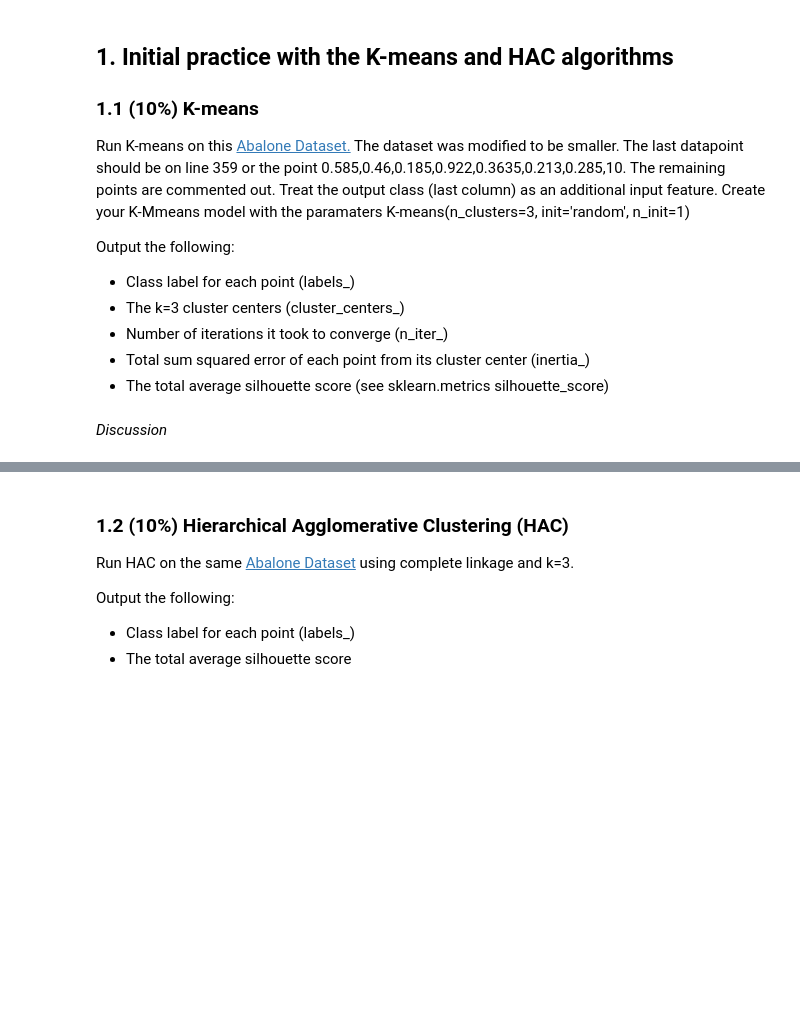
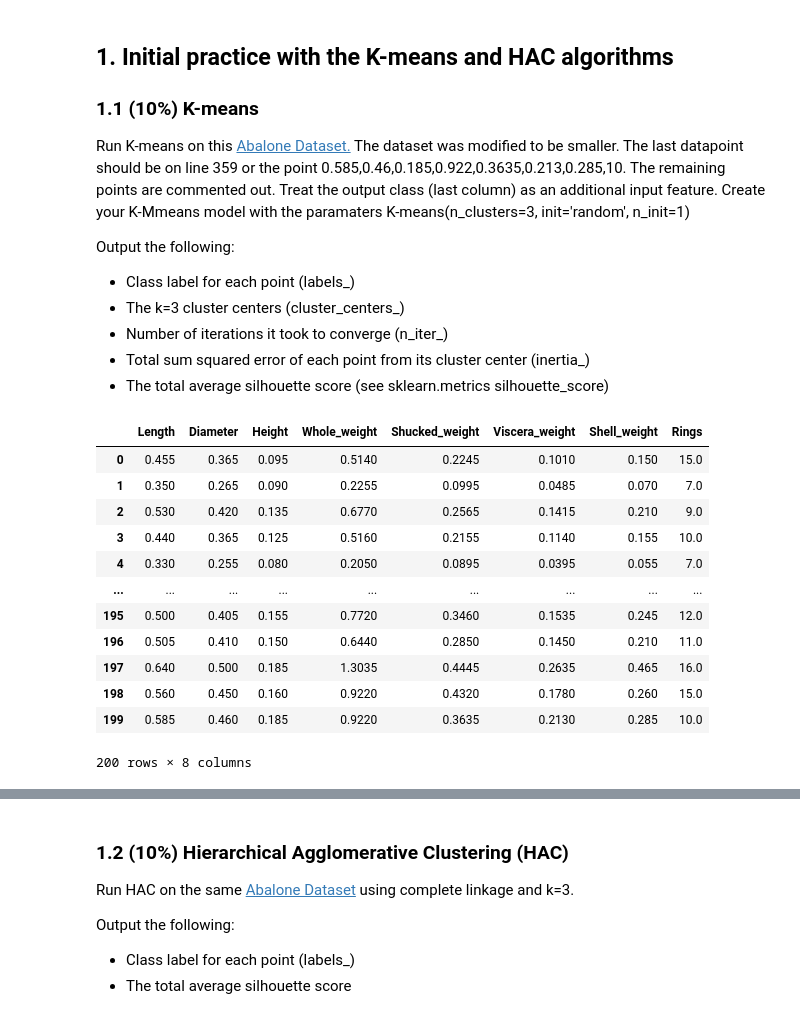
Before and after one commit to henderj/cs270-labs, a Jupyter notebook: clustering/Clustering_Lab.ipynb, the cells around one changed output, grey strips where cells are left out. Drawn from its saved outputs; the diff is of its cells as text; code cells hidden in the pictures; blank space fills up the shorter version.

```diff
--- a/clustering/Clustering_Lab.ipynb
+++ b/clustering/Clustering_Lab.ipynb
@@ -21,5 +29,20 @@ Output the following:
 - The total average silhouette score (see sklearn.metrics silhouette_score)
 # %%
 # K-means with Abalone
+abalone_arff = arff.loadarff('abalone.arff')
+abalone_df = pd.DataFrame(abalone_arff[0])
+abalone_df
+# %% [output]
+|  | Length | Diameter | Height | Whole_weight | Shucked_weight | Viscera_weight | Shell_weight | Rings |
+| 0 | 0.455 | 0.365 | 0.095 | 0.5140 | 0.2245 | 0.1010 | 0.150 | 15.0 |
+| 1 | 0.350 | 0.265 | 0.090 | 0.2255 | 0.0995 | 0.0485 | 0.070 | 7.0 |
+| 2 | 0.530 | 0.420 | 0.135 | 0.6770 | 0.2565 | 0.1415 | 0.210 | 9.0 |
+| 3 | 0.440 | 0.365 | 0.125 | 0.5160 | 0.2155 | 0.1140 | 0.155 | 10.0 |
+| 4 | 0.330 | 0.255 | 0.080 | 0.2050 | 0.0895 | 0.0395 | 0.055 | 7.0 |
+| ... | ... | ... | ... | ... | ... | ... | ... | ... |
+| 195 | 0.500 | 0.405 | 0.155 | 0.7720 | 0.3460 | 0.1535 | 0.245 | 12.0 |
+| 196 | 0.505 | 0.410 | 0.150 | 0.6440 | 0.2850 | 0.1450 | 0.210 | 11.0 |
+| 197 | 0.640 | 0.500 | 0.185 | 1.3035 | 0.4445 | 0.2635 | 0.465 | 16.0 |
+| 198 | 0.560 | 0.450 | 0.160 | 0.9220 | 0.4320 | 0.1780 | 0.260 | 15.0 |
+| 199 | 0.585 | 0.460 | 0.185 | 0.9220 | 0.3635 | 0.2130 | 0.285 | 10.0 |
+200 rows × 8 columns
-# %% [markdown]
-*Discussion*
```
Also changed, not shown: parts of 16 cells of this notebook, 2 other files.
